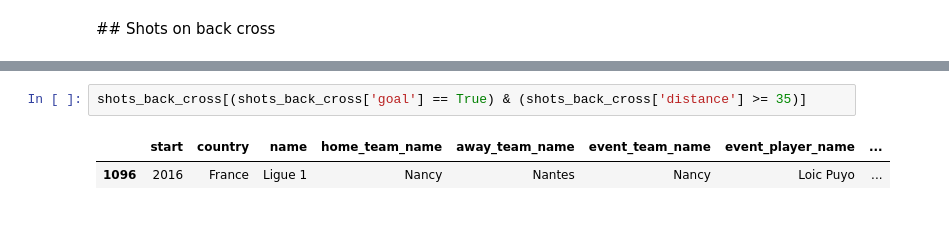
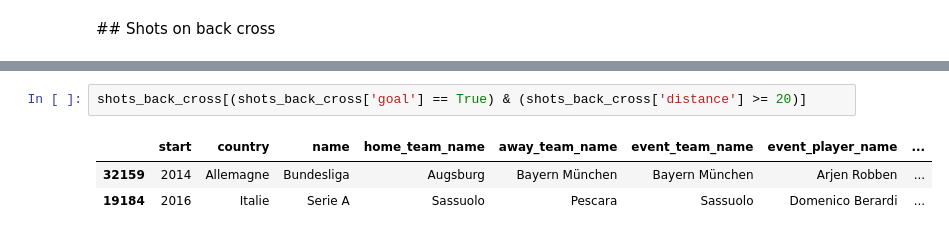
Before and after one commit to 10contre11/notebooks, a Jupyter notebook: xg_features_selection.ipynb, the cells around one changed output, grey strips where cells are left out. Drawn from its saved outputs; the diff is of its cells as text.

Commit message:
back pass

```diff
--- a/xg_features_selection.ipynb
+++ b/xg_features_selection.ipynb
@@ -426,5 +424,6 @@ plt.scatter(shots_back_cross[shots_back_cross['goal'] == True]['adj_start_y'], s
 # %%
-shots_back_cross[(shots_back_cross['goal'] == True) & (shots_back_cross['distance'] >= 35)]
+shots_back_cross[(shots_back_cross['goal'] == True) & (shots_back_cross['distance'] >= 20)]
 # %% [output]
 |  | start | country | name | home_team_name | away_team_name | event_team_name | event_player_name | ... |
-| 1096 | 2016 | France | Ligue 1 | Nancy | Nantes | Nancy | Loic Puyo | ... |
+| 32159 | 2014 | Allemagne | Bundesliga | Augsburg | Bayern München | Bayern München | Arjen Robben | ... |
+| 19184 | 2016 | Italie | Serie A | Sassuolo | Pescara | Sassuolo | Domenico Berardi | ... |
```
Also changed, not shown: parts of 6 cells of this notebook.
